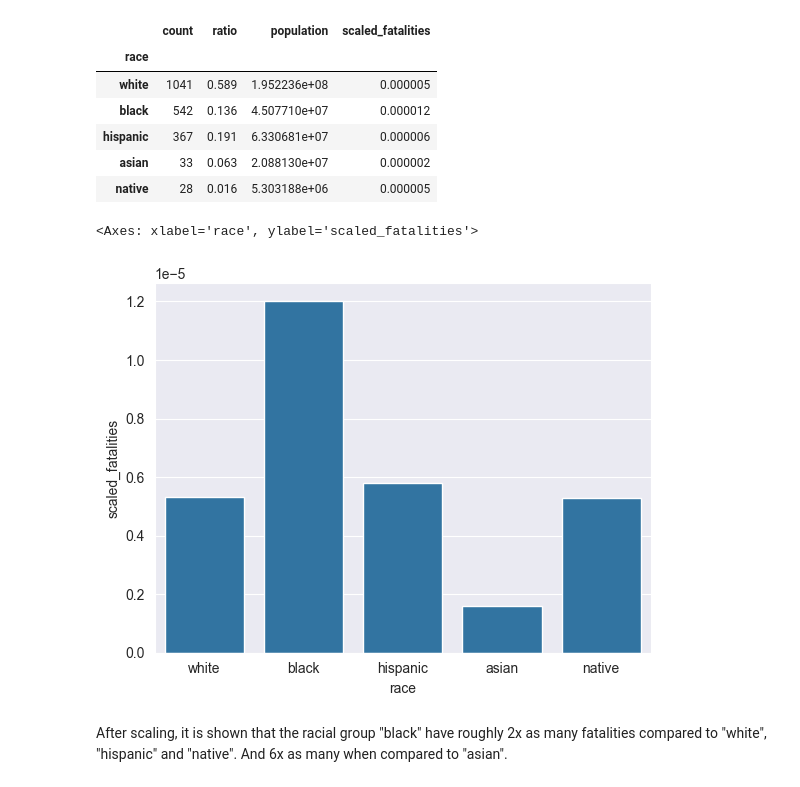
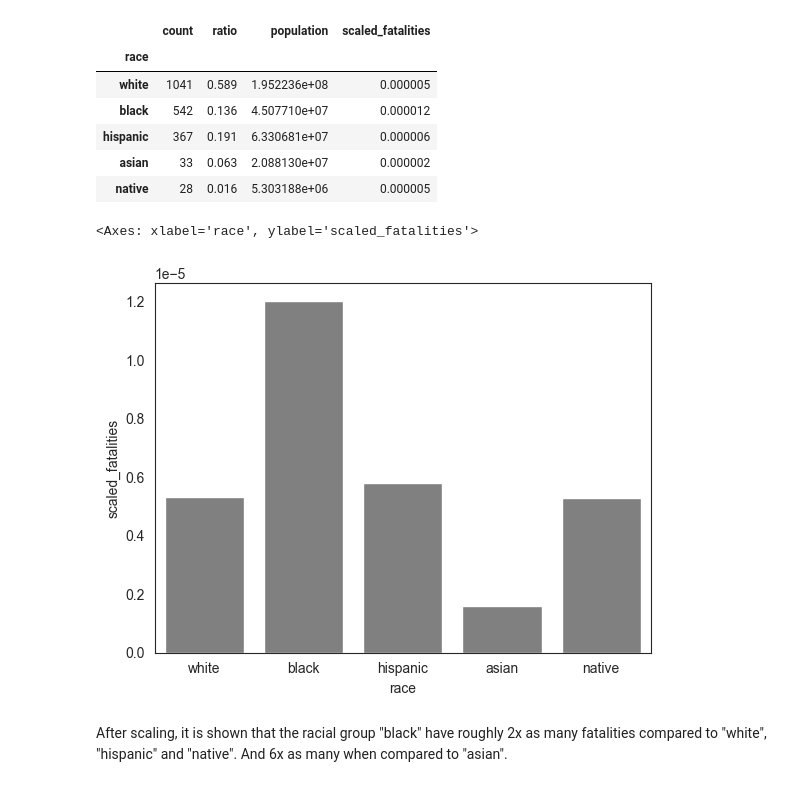
Before and after one commit to CelineChiLamNg/fatal_police_shootings, a Jupyter notebook: FatalPoliceShootings.ipynb, the cells around one changed output. Saved outputs shown, nothing was run; the diff lists cells and outputs as text; code cells hidden in the pictures.

Commit message:
added new age plot.

```diff
--- a/FatalPoliceShootings.ipynb
+++ b/FatalPoliceShootings.ipynb
@@ -473,8 +473,9 @@ fig, axs = plt.subplots(sharey=True, figsize=(8, 6), nrows=2, ncols=1)
 bins_dict = {"age": 40, "date": 26}
 
 for i, feature in enumerate(numeric):
-    sns.histplot(data=db_replaced, x=feature, bins=bins_dict[feature],
-                 ax=axs[i], kde=True)
+    sns.set_style("white")
+    sns.histplot(data=db_replaced, x=feature, color="grey",
+                 bins=bins_dict[feature], ax=axs[i], kde=True)
 
 plt.tight_layout()
 # %% [output]
@@ -687,7 +707,7 @@ fig, axs = plt.subplots(figsize=(15, 10), nrows=2, ncols=4, sharey=True)
 flat_axes = axs.flatten()
 
 for i, feature in enumerate(categorical):
-
+    sns.set_style("whitegrid")
     n_colors = db_replaced[feature].nunique()
     sns.countplot(data=db_replaced, x=feature, hue=feature, ax=flat_axes[i],
                   palette=sns.husl_palette(n_colors), legend=False)
@@ -748,10 +768,11 @@ us_race
 | asian | 33 | 0.063 | 2.088130e+07 | 0.000002 |
 | native | 28 | 0.016 | 5.303188e+06 | 0.000005 |
 # %%
-sns.barplot(data=us_race, x="race" ,y="scaled_fatalities")
+sns.set_style("white")
+sns.barplot(data=us_race, x="race" ,y="scaled_fatalities", color="grey")
 # %% [output]
 <Axes: xlabel='race', ylabel='scaled_fatalities'>
-[figure, old version]
+[figure, new version]
 # %% [markdown]
 After scaling, it is shown that the racial group "black" have roughly 2x as
 many fatalities compared to "white", "hispanic" and "native". And 6x as many
```
Also changed, not shown: parts of 29 cells of this notebook, 1 other file.
